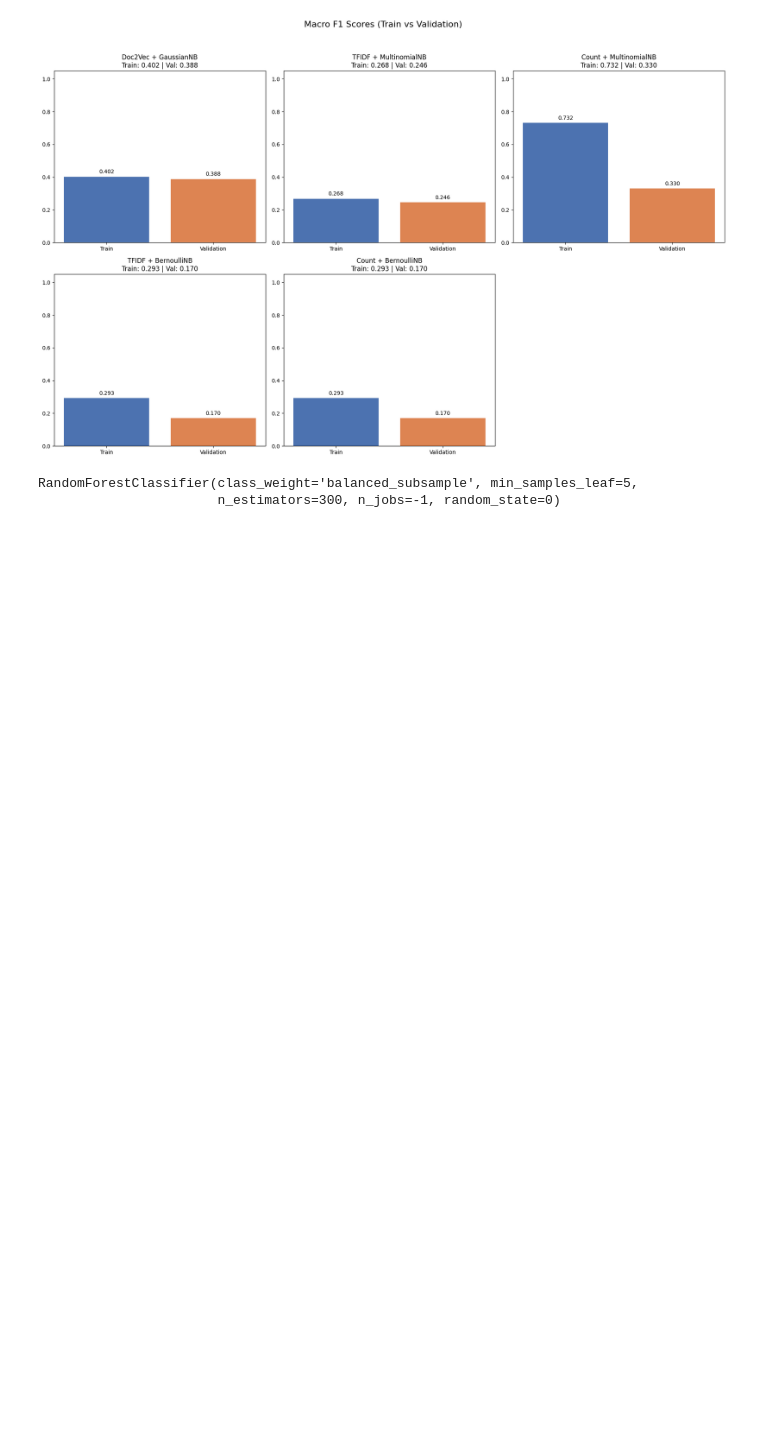
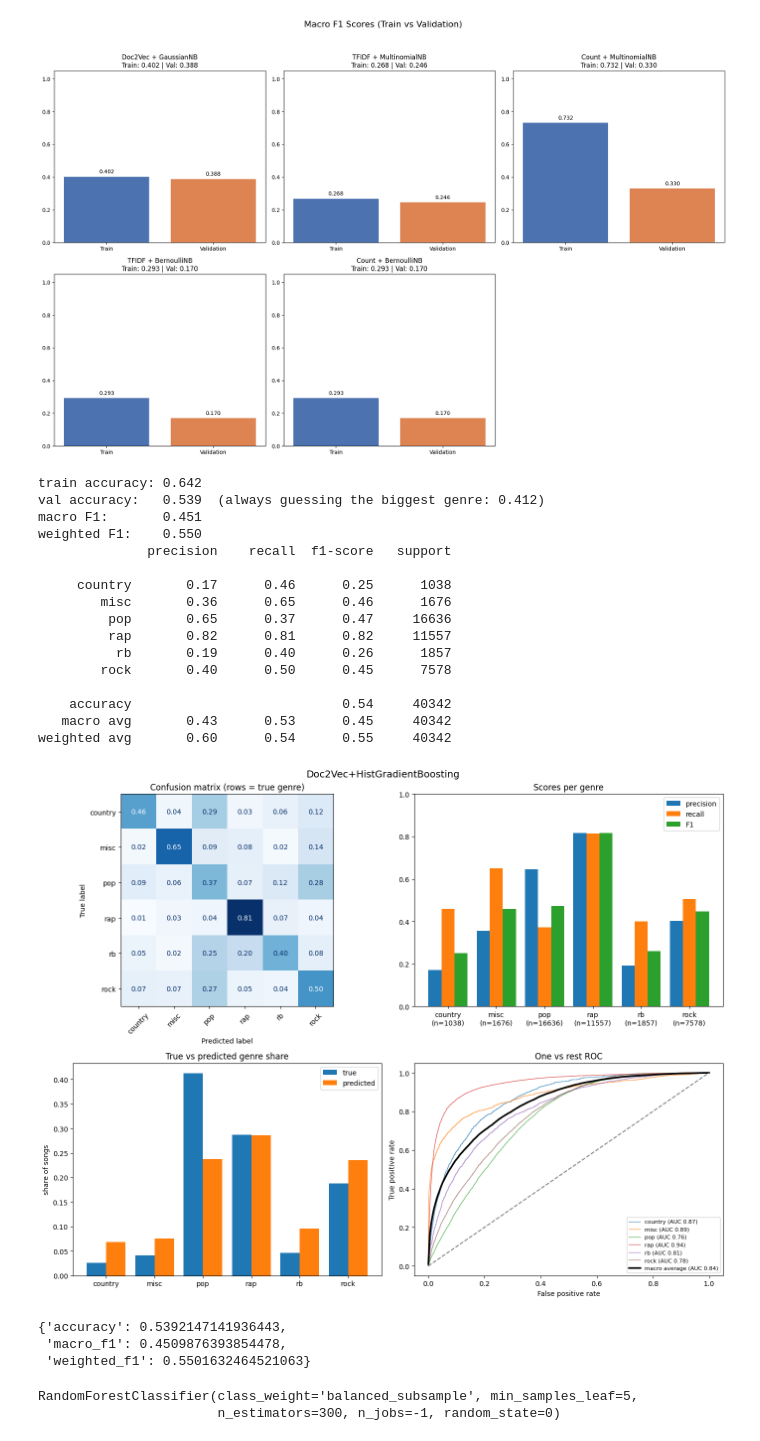
Before and after one commit to durak-dev/Music-Genre-Identifier, a Jupyter notebook: old/classic_ML.ipynb, the cells around one changed output. Drawn from its saved outputs; the diff is of its cells as text; code cells hidden in the pictures; blank space fills up the shorter version.

```diff
--- a/Classic_ML_approach.ipynb
+++ b/old/classic_ML.ipynb
@@ -149,6 +148,41 @@ X_train_gv=train_glove.drop(['genre'])
 y_train_gv=train_glove['genre']
 X_val_gv=val_glove.drop(['genre'])
 y_val_gv=val_glove['genre']
+# %%
+hgc_d2v = HistGradientBoostingClassifier(max_iter=300, min_samples_leaf=50, early_stopping=True,
+    n_iter_no_change=10, validation_fraction=0.3, random_state=0,
+    l2_regularization=0.1, class_weight="balanced", learning_rate=0.05).fit(vectorized_train['Doc2Vec'], y_train_base)
+# %%
+from utils.funcs import diagnose
+
+diagnose(
+    y_val_base,
+    hgc_d2v.predict_proba(vectorized_val['Doc2Vec']),
+    hgc_d2v.classes_,
+    name='Doc2Vec+HistGradientBoosting',
+    train_accuracy=hgc_d2v.score(vectorized_train['Doc2Vec'], y_train_base)
+)
+# %% [output]
+train accuracy: 0.642
+val accuracy:   0.539  (always guessing the biggest genre: 0.412)
+macro F1:       0.451
+weighted F1:    0.550
+              precision    recall  f1-score   support
+
+     country       0.17      0.46      0.25      1038
+        misc       0.36      0.65      0.46      1676
+         pop       0.65      0.37      0.47     16636
+         rap       0.82      0.81      0.82     11557
+          rb       0.19      0.40      0.26      1857
+        rock       0.40      0.50      0.45      7578
+
+    accuracy                           0.54     40342
+   macro avg       0.43      0.53      0.45     40342
+weighted avg       0.60      0.54      0.55     40342
+[figure, added]
+{'accuracy': 0.5392147141936443,
+ 'macro_f1': 0.4509876393854478,
+ 'weighted_f1': 0.5501632464521063}
 # %%
 rfc = RandomForestClassifier(
     n_estimators=300,
```
Also changed, not shown: parts of 4 cells of this notebook, 14 other files.
